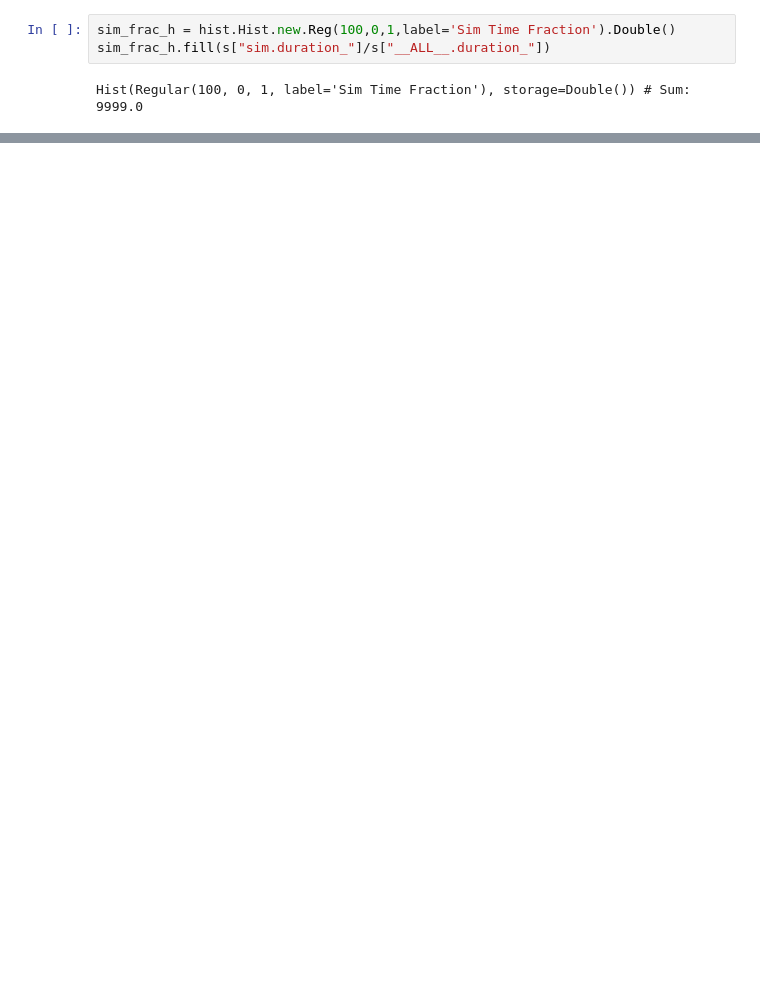
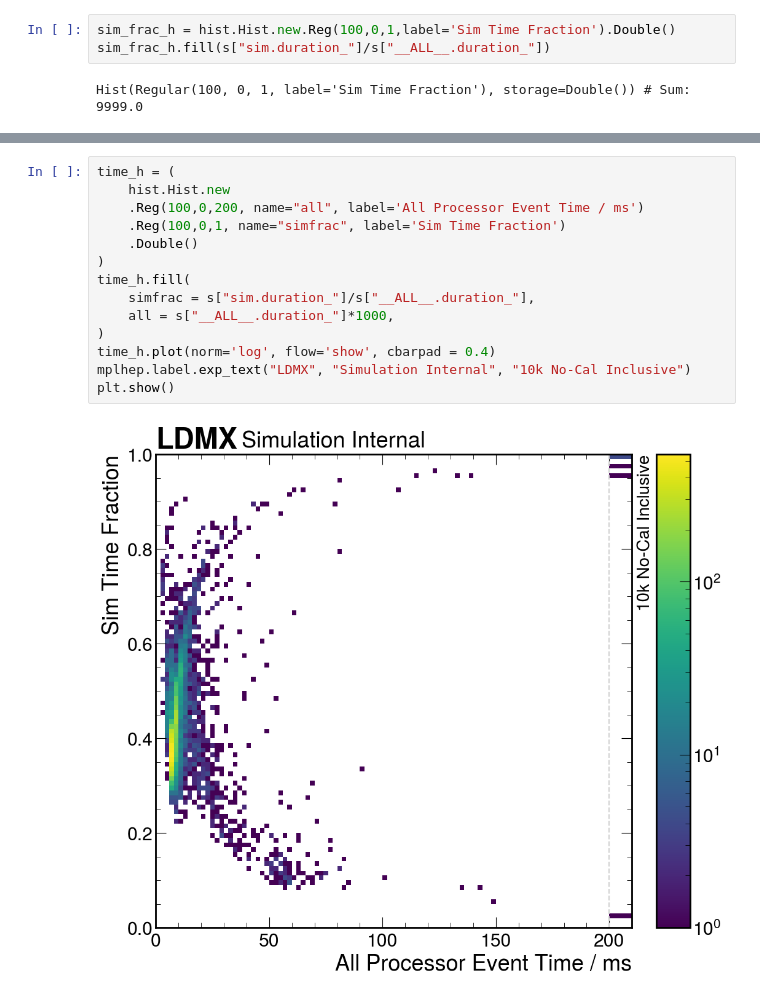
Before and after one commit to tomeichlersmith/ldmx-eat-tracking, a Jupyter notebook: performance-ana.ipynb, the cells around one changed output, grey strips where cells are left out. Cells and saved outputs as stored; diff of their text form; blank space fills up the shorter version.

```diff
--- a/performance-ana.ipynb
+++ b/performance-ana.ipynb
@@ -35,0 +36,16 @@ sim_frac_h.plot(yerr=False)
+# %%
+time_h = (
+    hist.Hist.new
+    .Reg(100,0,200, name="all", label='All Processor Event Time / ms')
+    .Reg(100,0,1, name="simfrac", label='Sim Time Fraction')
+    .Double()
+)
+time_h.fill(
+    simfrac = s["sim.duration_"]/s["__ALL__.duration_"],
+    all = s["__ALL__.duration_"]*1000,
+)
+time_h.plot(norm='log', flow='show', cbarpad = 0.4)
+mplhep.label.exp_text("LDMX", "Simulation Internal", "10k No-Cal Inclusive")
+plt.show()
+# %% [output]
+[figure, added]
```
Also changed, not shown: parts of 3 cells of this notebook, 1 other file.
